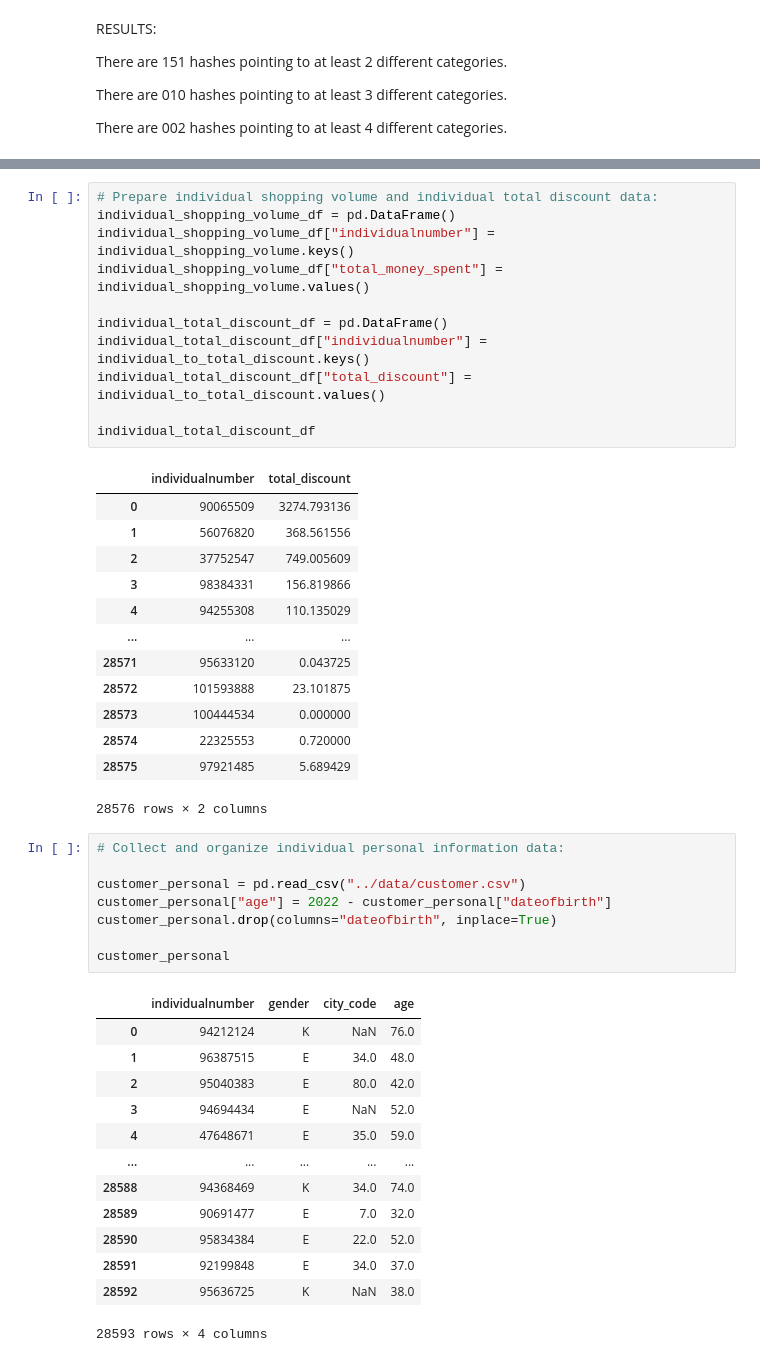
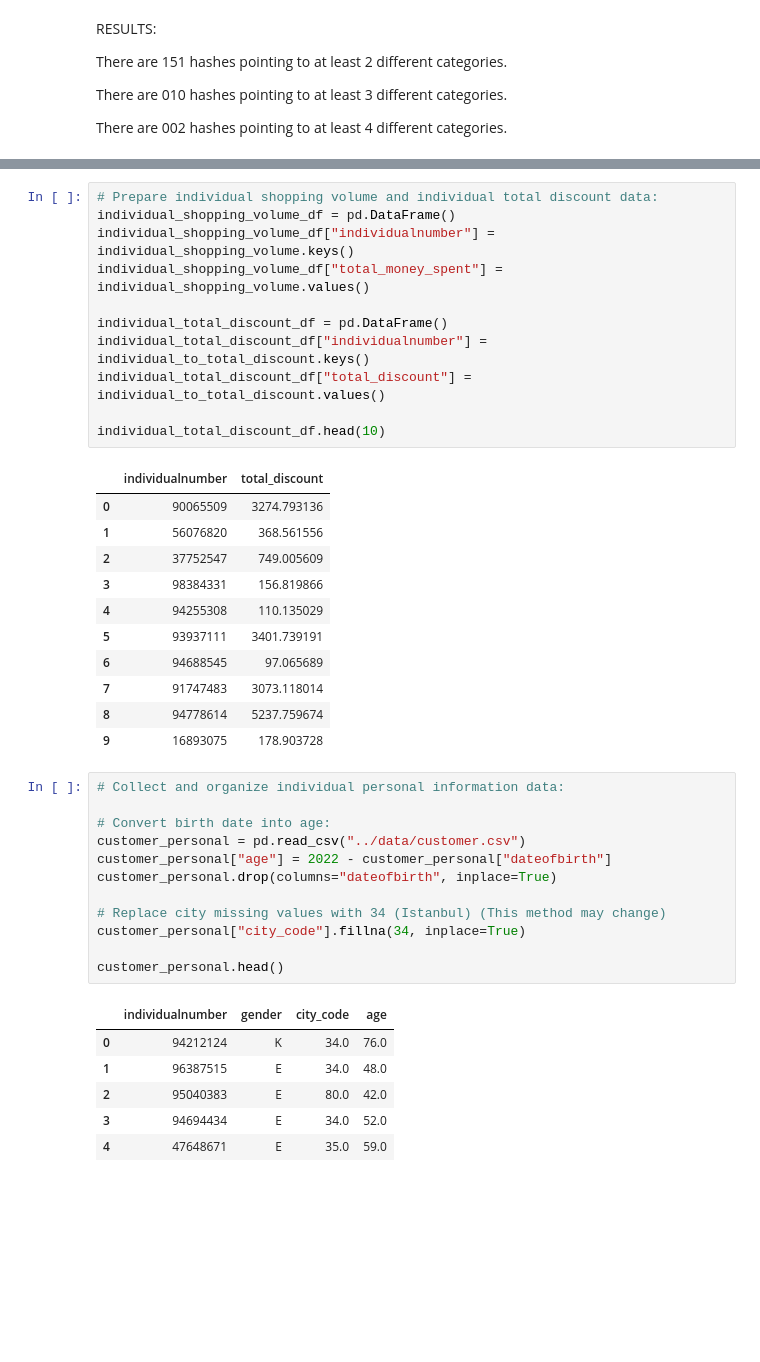
Before and after one commit to Enesaydnn7/MigrosDatathon, a Jupyter notebook: scripts/data_preprocessing.ipynb, the cells around one changed output, grey strips where cells are left out. Drawn from its saved outputs; the diff is of its cells as text; blank space fills up the shorter version.

```diff
--- a/scripts/data_preprocessing.ipynb
+++ b/scripts/data_preprocessing.ipynb
@@ -406,7 +456,7 @@ individual_total_discount_df = pd.DataFrame()
 individual_total_discount_df["individualnumber"] = individual_to_total_discount.keys()
 individual_total_discount_df["total_discount"] = individual_to_total_discount.values()
 
-individual_total_discount_df
+individual_total_discount_df.head(10)
 # %% [output]
 |  | individualnumber | total_discount |
 | 0 | 90065509 | 3274.793136 |
@@ -414,33 +464,28 @@ individual_total_discount_df
 | 2 | 37752547 | 749.005609 |
 | 3 | 98384331 | 156.819866 |
 | 4 | 94255308 | 110.135029 |
-| ... | ... | ... |
-| 28571 | 95633120 | 0.043725 |
-| 28572 | 101593888 | 23.101875 |
-| 28573 | 100444534 | 0.000000 |
-| 28574 | 22325553 | 0.720000 |
-| 28575 | 97921485 | 5.689429 |
+| 5 | 93937111 | 3401.739191 |
+| 6 | 94688545 | 97.065689 |
+| 7 | 91747483 | 3073.118014 |
+| 8 | 94778614 | 5237.759674 |
+| 9 | 16893075 | 178.903728 |
-28576 rows × 2 columns
 # %%
 # Collect and organize individual personal information data:
 
+# Convert birth date into age:
 customer_personal = pd.read_csv("../data/customer.csv")
 customer_personal["age"] = 2022 - customer_personal["dateofbirth"]
 customer_personal.drop(columns="dateofbirth", inplace=True)
 
-customer_personal
+# Replace city missing values with 34 (Istanbul) (This method may change)
+customer_personal["city_code"].fillna(34, inplace=True)
+
+customer_personal.head()
 # %% [output]
 |  | individualnumber | gender | city_code | age |
-| 0 | 94212124 | K | NaN | 76.0 |
+| 0 | 94212124 | K | 34.0 | 76.0 |
 | 1 | 96387515 | E | 34.0 | 48.0 |
 | 2 | 95040383 | E | 80.0 | 42.0 |
-| 3 | 94694434 | E | NaN | 52.0 |
+| 3 | 94694434 | E | 34.0 | 52.0 |
 | 4 | 47648671 | E | 35.0 | 59.0 |
-| ... | ... | ... | ... | ... |
-| 28588 | 94368469 | K | 34.0 | 74.0 |
-| 28589 | 90691477 | E | 7.0 | 32.0 |
-| 28590 | 95834384 | E | 22.0 | 52.0 |
-| 28591 | 92199848 | E | 34.0 | 37.0 |
-| 28592 | 95636725 | K | NaN | 38.0 |
-28593 rows × 4 columns
 # %%
```
Also changed, not shown: parts of 15 cells of this notebook, 2 other files.
